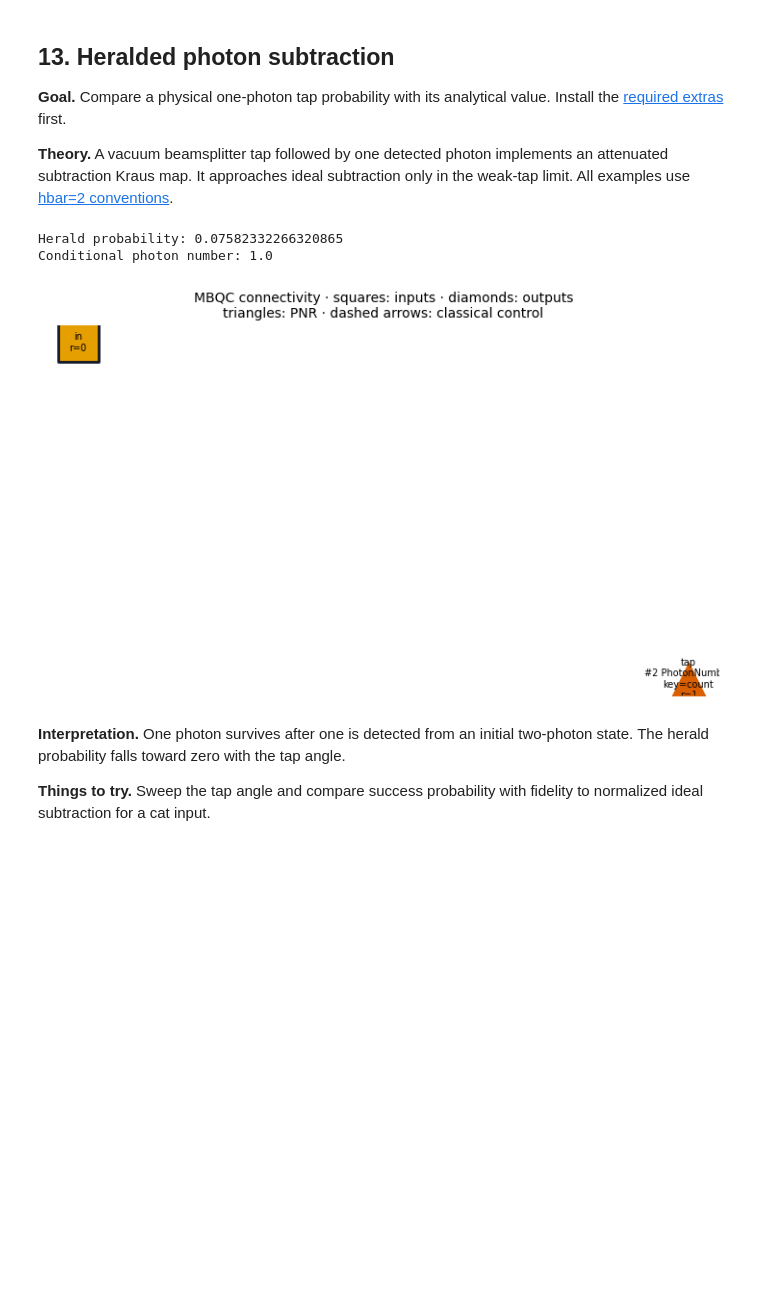
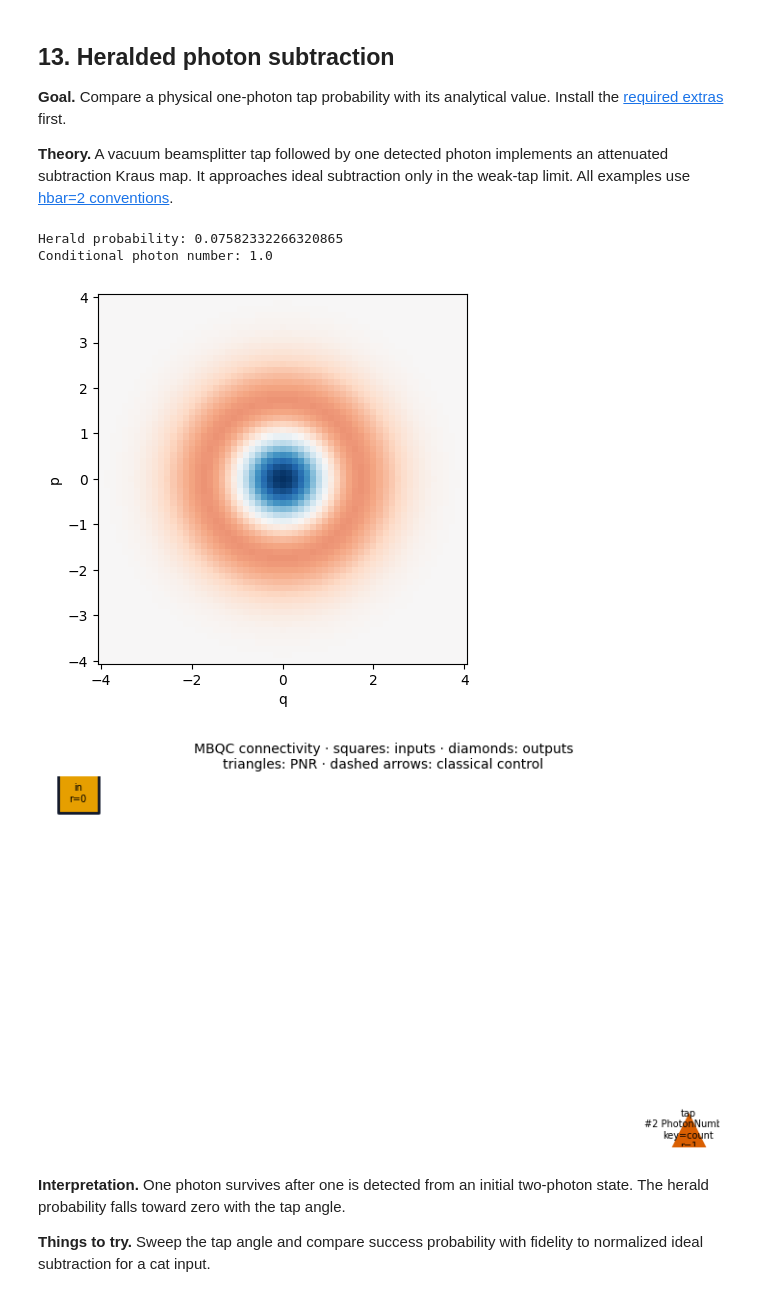
Before and after one commit to chinmoybiswasdeep/PhotoGraphiQ, a Jupyter notebook: examples/tutorials/tutorials.ipynb, the cells around one changed output. Cells and saved outputs as stored; diff of their text form; code cells hidden in the pictures; blank space fills up the shorter version.

```diff
--- a/examples/tutorials/tutorials.ipynb
+++ b/examples/tutorials/tutorials.ipynb
@@ -445,28 +536,32 @@ Photon number: 0.3615357138215841
 # %%
 import matplotlib.pyplot as plt
 import numpy as np
 
 import photographiq as pg
 
 theta = 0.2
 pattern = pg.non_gaussian.photon_subtraction(theta=theta)
 result = pg.simulate(
     pattern,
     inputs={"in": pg.FockInput.number(2)},
     backend="piquasso-fock",
     cutoff=6,
     measurement_outcomes={"count": 1},
 )
+
+result.state.wigner(np.linspace(-4, 4, 61), np.linspace(-4, 4, 61)).plot()
+
 probability = np.exp(result.log_likelihood)
 print("Herald probability:", probability)
 print("Conditional photon number:", result.state.photon_number("in"))
 assert np.isclose(probability, 2 * np.sin(theta) ** 2 * np.cos(theta) ** 2)
 pattern.draw()
 plt.show()
 # %% [output]
 Herald probability: 0.07582332266320865
 Conditional photon number: 1.0
-[figure, old version]
+[figure, new version]
+[figure, added]
 # %% [markdown]
 **Interpretation.** One photon survives after one is detected from an initial two-photon state. The herald probability falls toward zero with the tap angle.
 
```
Also changed, not shown: parts of 27 cells of this notebook, 27 other files.
